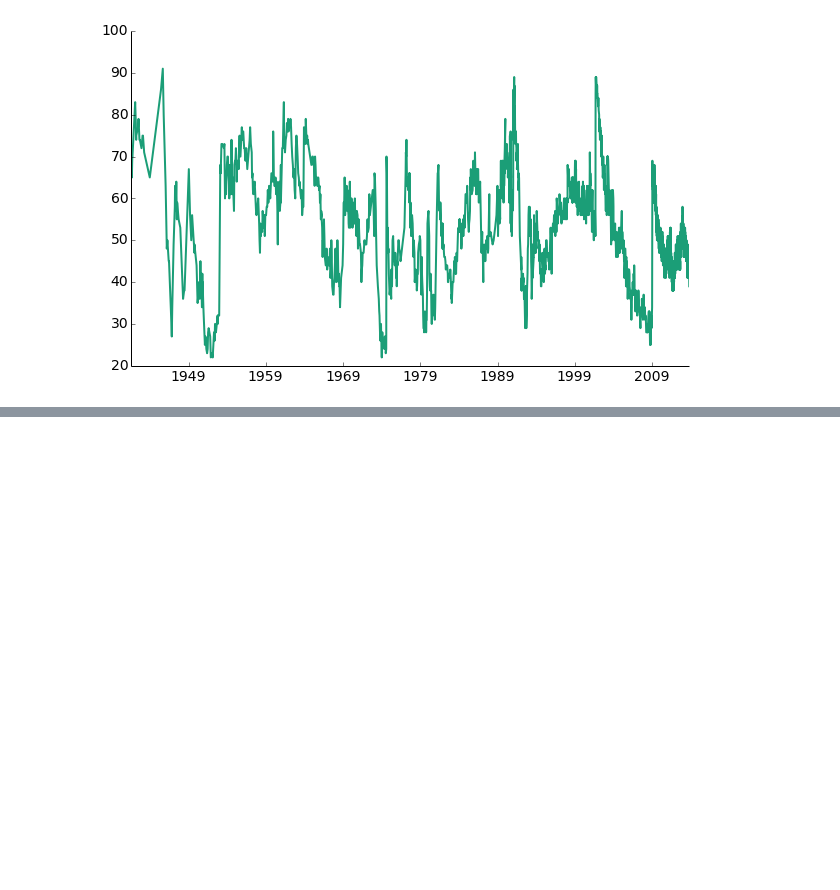
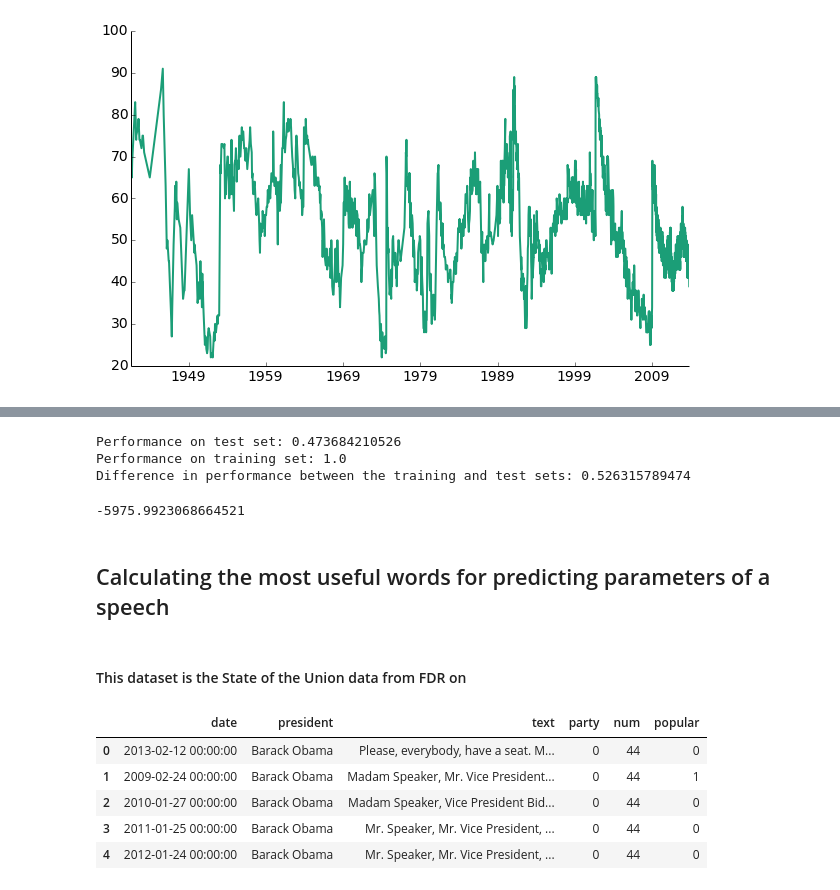
Before and after one commit to rlucioni/executive-evolution, a Jupyter notebook: cs109-project.ipynb, the cells around one changed output, grey strips where cells are left out. Saved outputs shown, nothing was run; the diff lists cells and outputs as text; code cells hidden in the pictures; blank space fills up the shorter version.

```diff
--- a/cs109-project.ipynb
+++ b/cs109-project.ipynb
@@ -262,0 +589,6 @@ remove_border()
+# %%
+MultinomialNB_test(sotu_data,'party')
+# %% [output]
+Performance on test set: 0.473684210526
+Performance on training set: 1.0
+Difference in performance between the training and test sets: 0.526315789474
@@ -262,0 +623,38 @@ remove_border()
+# %%
+from sklearn.cross_validation import KFold
+
+def cv_score(clf, x, y, score_func):
+    """
+    Uses 5-fold cross validation to estimate a score of a classifier
+
+    Inputs
+    ------
+    clf : Classifier object
+    x : Input feature vector
+    y : Input class labels
+    score_func : Function like log_likelihood, that takes (clf, x, y) as input,
+                 and returns a score
+
+    Returns
+    -------
+    The average score obtained by randomly splitting (x, y) into training and
+    test sets, fitting on the training set, and evaluating score_func on the test set
+
+    Examples
+    cv_score(clf, x, y, log_likelihood)
+    """
+    result = 0
+    nfold = 5
+    for train, test in KFold(y.size, nfold): # split data into train/test groups, 5 times
+        clf.fit(x[train], y[train]) # fit
+        result += score_func(clf, x[test], y[test]) # evaluate score function on held-out data
+    return result / nfold # average
+
+# split the data set
+text_train, text_test, party_train, party_test = train_test_split(X,Y)
+
+# fit multinomial NB
+clf2 = MultinomialNB()
+cv_score(clf2,X,Y,log_likelihood_party)
+# %% [output]
+-5975.9923068664521
@@ -262,0 +712,19 @@ remove_border()
+# %% [markdown]
+## Calculating the most useful words for predicting parameters of a speech
+# %% [markdown]
+#### This dataset is the State of the Union data from FDR on
+# %%
+ww2_date = dt.datetime.strptime("January 01, 1930","%B %d, %Y")
+sotu_post_ww2 = sotu_data[sotu_data.date > ww2_date]
+num = [get_num(x) for x in sotu_post_ww2.president]
+popular = [int(is_popular(gallup,x,OVERALL_APPROVAL)) for x in sotu_post_ww2.date]
+sotu_post_ww2['num'] = num
+sotu_post_ww2['popular'] = popular
+sotu_post_ww2.head()
+# %% [output]
+|  | date | president | text | party | num | popular |
+| 0 | 2013-02-12 00:00:00 | Barack Obama | Please, everybody, have a seat. M... | 0 | 44 | 0 |
+| 1 | 2009-02-24 00:00:00 | Barack Obama | Madam Speaker, Mr. Vice President... | 0 | 44 | 1 |
+| 2 | 2010-01-27 00:00:00 | Barack Obama | Madam Speaker, Vice President Bid... | 0 | 44 | 0 |
+| 3 | 2011-01-25 00:00:00 | Barack Obama | Mr. Speaker, Mr. Vice President, ... | 0 | 44 | 0 |
+| 4 | 2012-01-24 00:00:00 | Barack Obama | Mr. Speaker, Mr. Vice President, ... | 0 | 44 | 0 |
```
Also changed, not shown: parts of 34 cells of this notebook.
